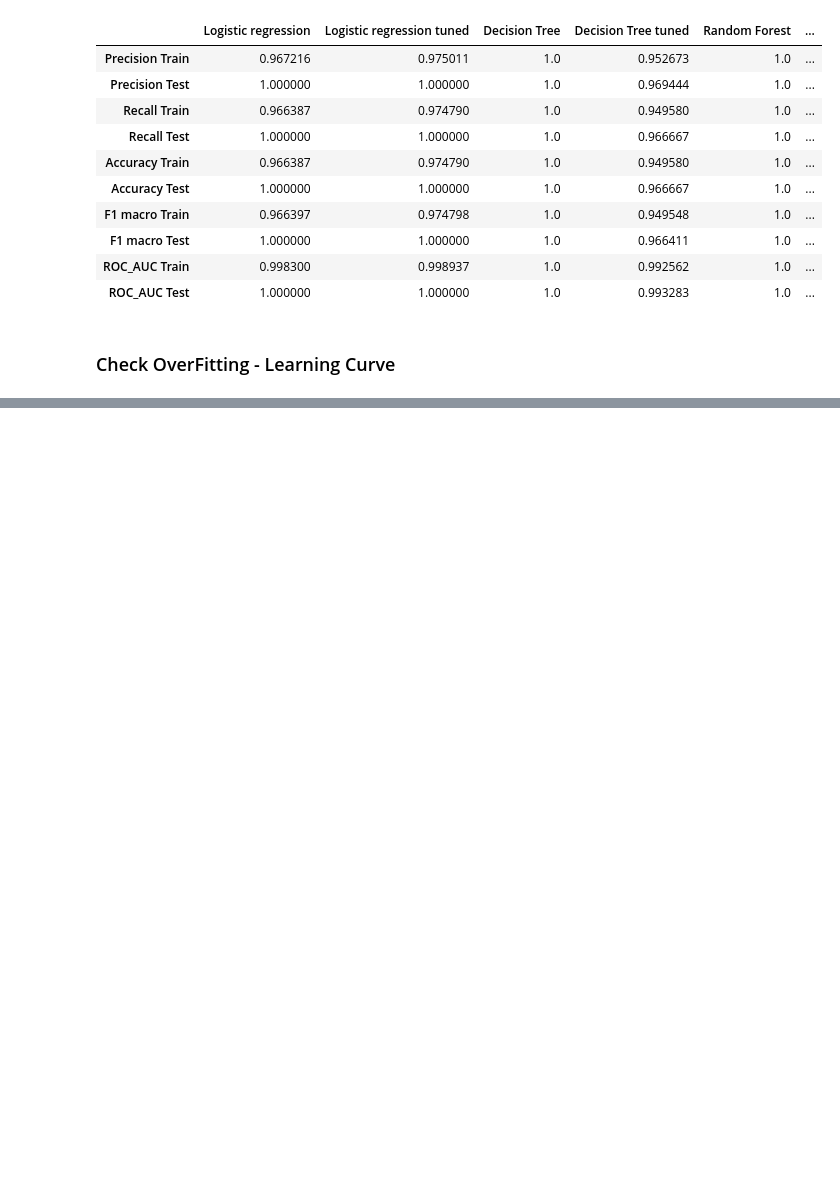
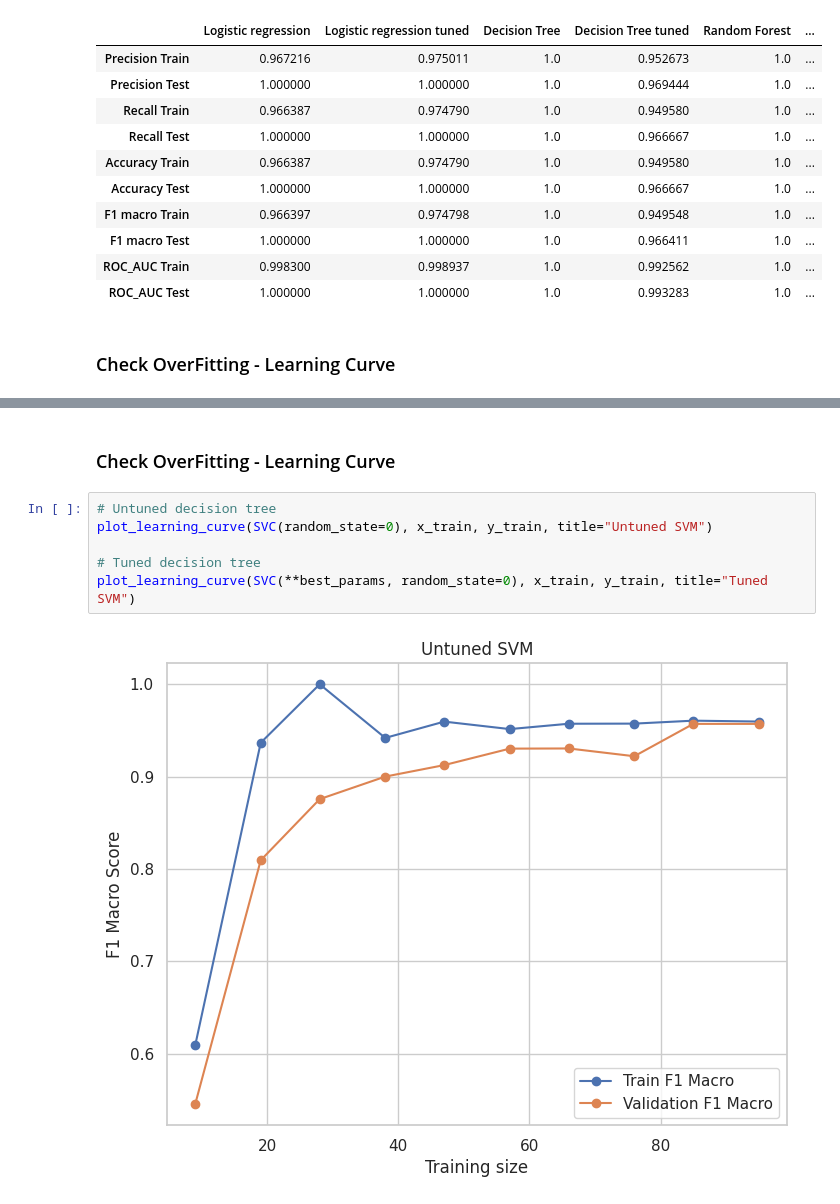
Before and after one commit to Aya11ali/Iris_Flower_Classification, a Jupyter notebook: Iris_Flower_Classification.ipynb, the cells around one changed output, grey strips where cells are left out. Drawn from its saved outputs; the diff is of its cells as text; blank space fills up the shorter version.

```diff
--- a/Iris_Flower_Classification.ipynb
+++ b/Iris_Flower_Classification.ipynb
@@ -667,0 +743,10 @@ plot_learning_curve(RandomForestClassifier(**best_params, random_state=0), x_tra
+# %% [markdown]
+### Check OverFitting - Learning Curve
+# %%
+# Untuned decision tree
+plot_learning_curve(SVC(random_state=0), x_train, y_train, title="Untuned SVM")
+
+# Tuned decision tree
+plot_learning_curve(SVC(**best_params, random_state=0), x_train, y_train, title="Tuned SVM")
+# %% [output]
+[figure, added]
```
Also changed, not shown: parts of 16 cells of this notebook.
